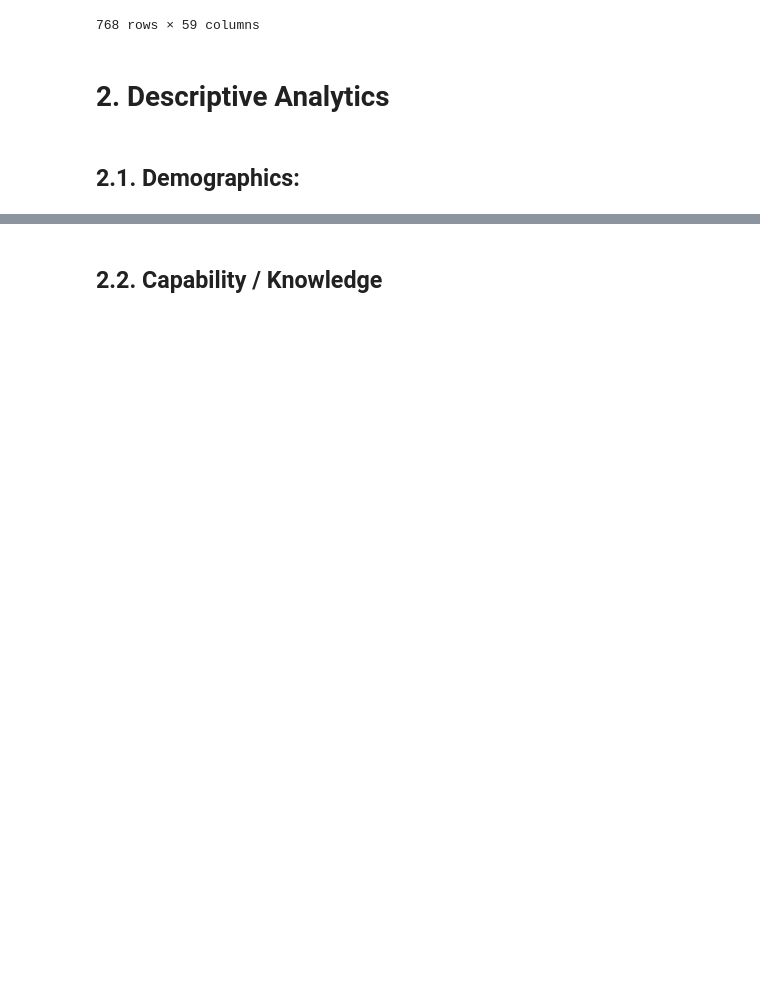
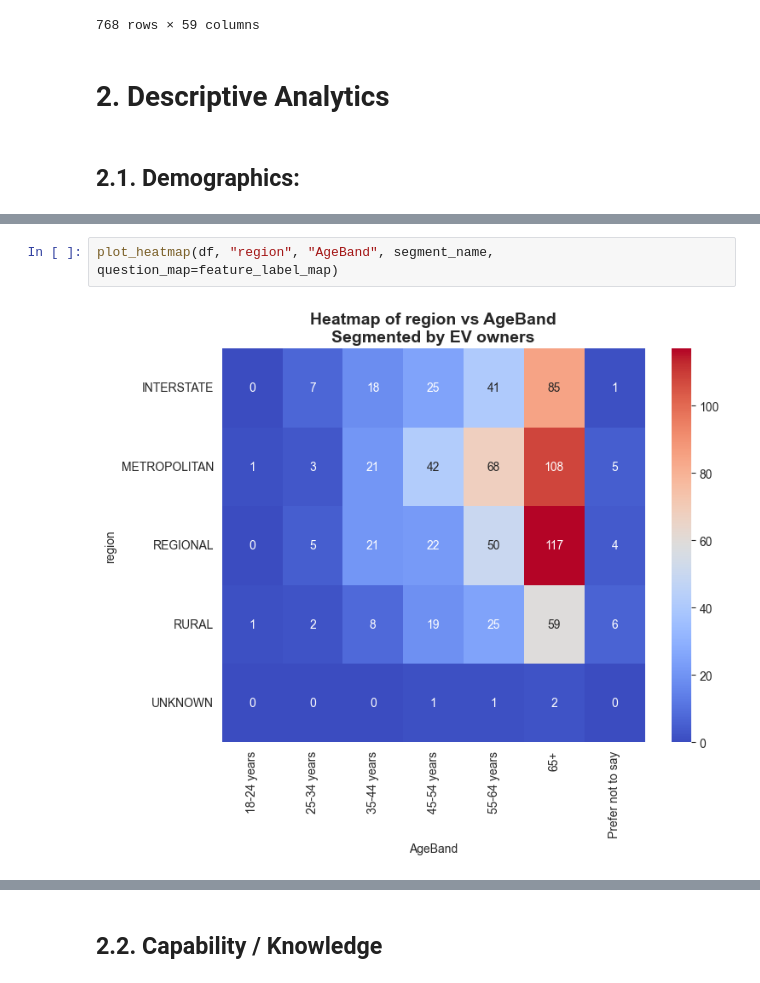
Before and after one commit to bernardomendonca/v2g-survey-analysis, a Jupyter notebook: 2B_contextual_data_segmented.ipynb, the cells around one changed output, grey strips where cells are left out. Drawn from its saved outputs; the diff is of its cells as text; blank space fills up the shorter version.

```diff
--- a/2B_contextual_data_segmented.ipynb
+++ b/2B_contextual_data_segmented.ipynb
@@ -238,0 +170,4 @@ plt.show()
+# %%
+plot_heatmap(df, "region", "AgeBand", segment_name, question_map=feature_label_map)
+# %% [output]
+[figure, added]
```
Also changed, not shown: parts of 36 cells of this notebook, 4 other files.
